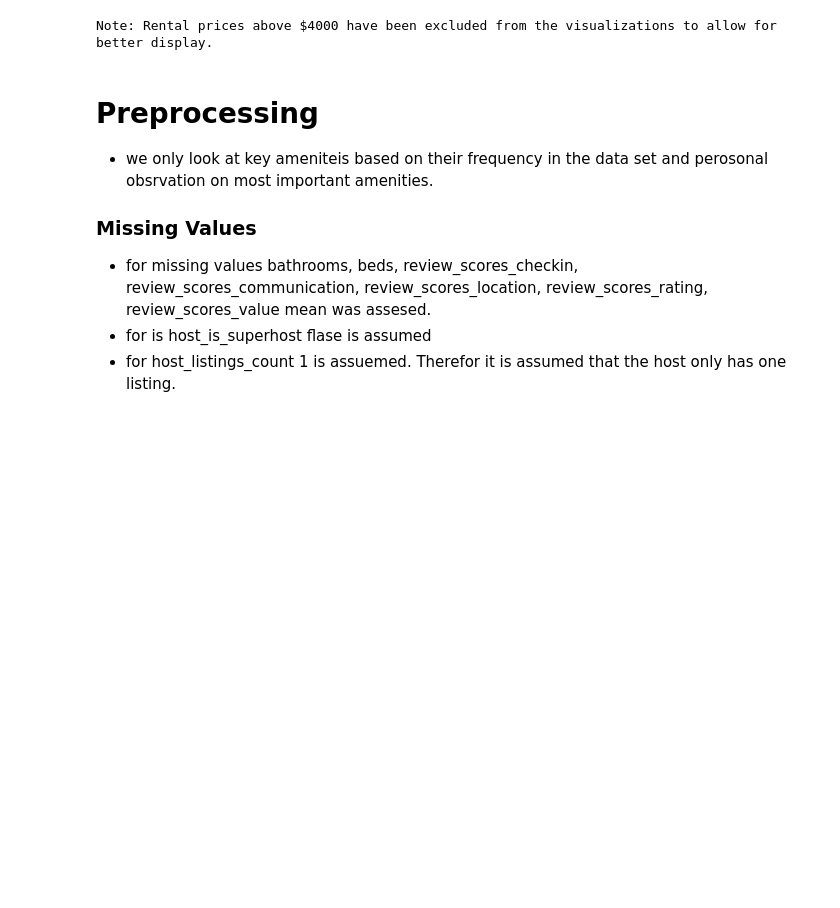
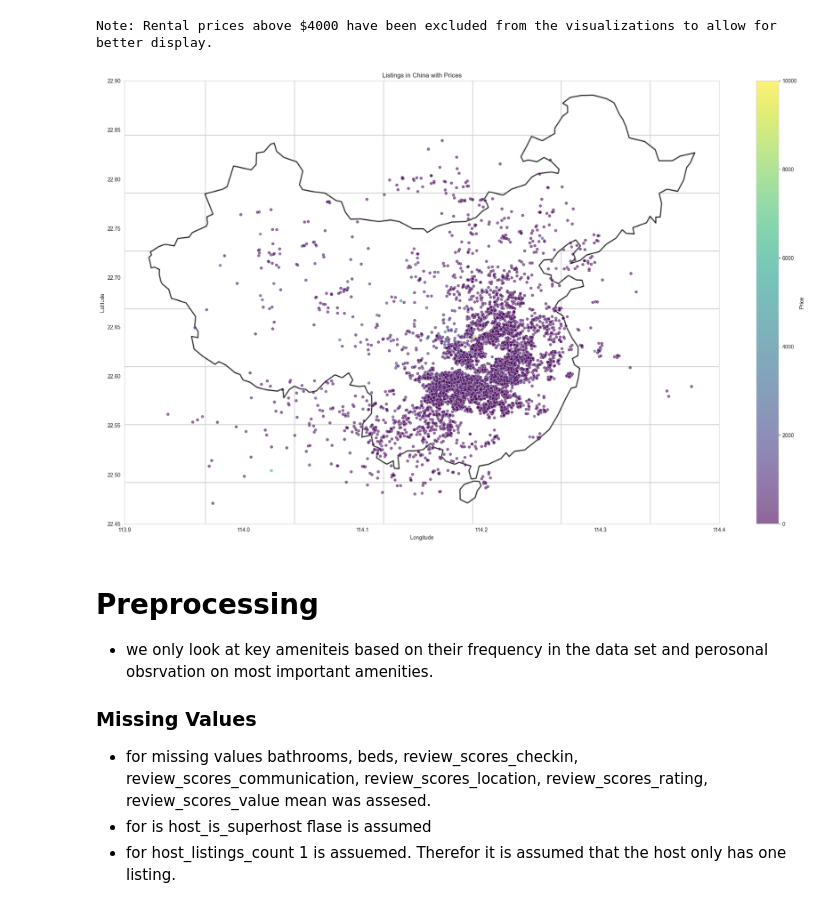
Before and after one commit to paulKlarer/BI_oyo_hotel_prices, a Jupyter notebook: code/analysis2.ipynb, the cells around one changed output. Cells and saved outputs as stored; diff of their text form; code cells hidden in the pictures; blank space fills up the shorter version.

```diff
--- a/code/analysis2.ipynb
+++ b/code/analysis2.ipynb
@@ -82,44 +83,42 @@ print("Note: Rental prices above $4000 have been excluded from the visualization
 [figure]
 Note: Rental prices above $4000 have been excluded from the visualizations to allow for better display.
 # %%
-# import pandas as pd
-# import matplotlib.pyplot as plt
-# import matplotlib.image as mpimg
-# #
-# #
-# # # Path to the background image of China
-# # china_map_path = 'china.png'  # Update this path to your actual image
-# #
-# # # Load the background image
-# # china_map_img = mpimg.imread(china_map_path)
-#
-# # Create a plot
-# fig, ax = plt.subplots(figsize=(25, 15))
-#
-#
-# # Plot the data points with color corresponding to the price
-# sc = ax.scatter(location_df['longitude(East)'], location_df['latitude(North)'],
-#                 c=location_df['price'], cmap='viridis', alpha=0.6, edgecolors='w', linewidth=0.5, zorder=1)
-#
-# # Display the background image
-# # ax.imshow(china_map_img, extent=[113.9, 114.4, 22.45, 22.9], aspect='auto', zorder=0)
-#
-# # Add a colorbar
-# cbar = plt.colorbar(sc, ax=ax, orientation='vertical')
-# cbar.set_label('Price')
-#
-# # Set plot title and labels
-# ax.set_title('Listings in China with Prices')
-# ax.set_xlabel('Longitude')
-# ax.set_ylabel('Latitude')
-#
-# # Remove gridlines
-# ax.grid(False)
-#
-# # Set axis limits explicitly to prevent image from affecting zoom
-# ax.set_xlim(113.9, 114.4)
-# ax.set_ylim(22.45, 22.9)
-#
-# # Show the plot
-# plt.show()
+import pandas as pd
+import matplotlib.pyplot as plt
+import matplotlib.image as mpimg
+
+# Load the background image
+china_map_img = mpimg.imread("output.png")
+
+# Create a plot
+fig, ax = plt.subplots(figsize=(25, 15))
+
+
+# Plot the data points with color corresponding to the price
+sc = ax.scatter(merged_df['longitude(East)'], merged_df['latitude(North)'],
+                c=merged_df['price'], cmap='viridis', alpha=0.6, edgecolors='w', linewidth=0.5, zorder=1)
+
+# Display the background image
+ax.imshow(china_map_img, extent=[113.9, 114.4, 22.45, 22.9], aspect='auto', zorder=0)
+
+# Add a colorbar
+cbar = plt.colorbar(sc, ax=ax, orientation='vertical')
+cbar.set_label('Price')
+
+# Set plot title and labels
+ax.set_title('Listings in China with Prices')
+ax.set_xlabel('Longitude')
+ax.set_ylabel('Latitude')
+
+# Remove gridlines
+ax.grid(False)
+
+# Set axis limits explicitly to prevent image from affecting zoom
+ax.set_xlim(113.9, 114.4)
+ax.set_ylim(22.45, 22.9)
+
+# Show the plot
+plt.show()
+# %% [output]
+[figure, added]
 # %%
```
Also changed, not shown: parts of 11 cells of this notebook, 1 other file.
